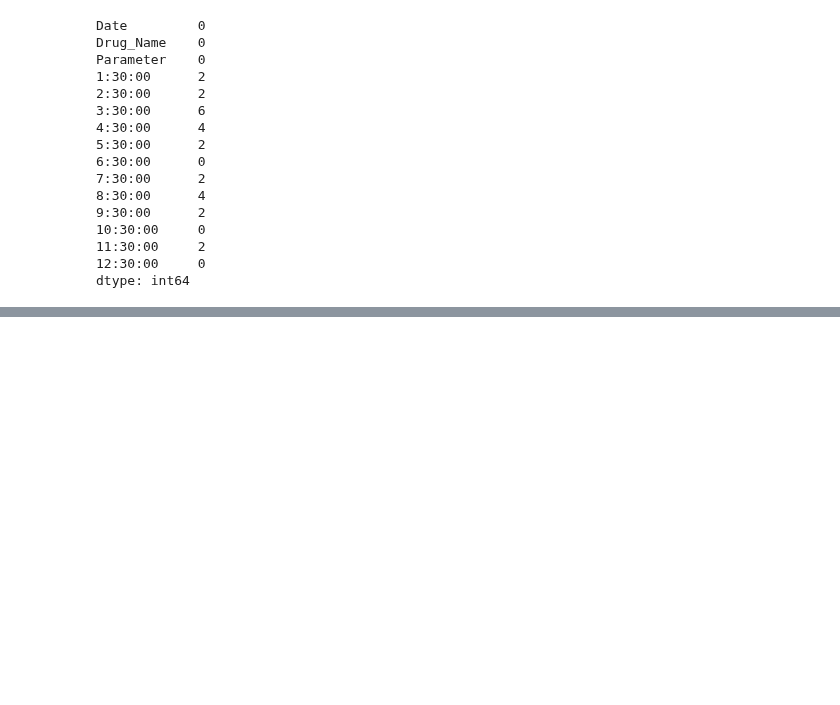
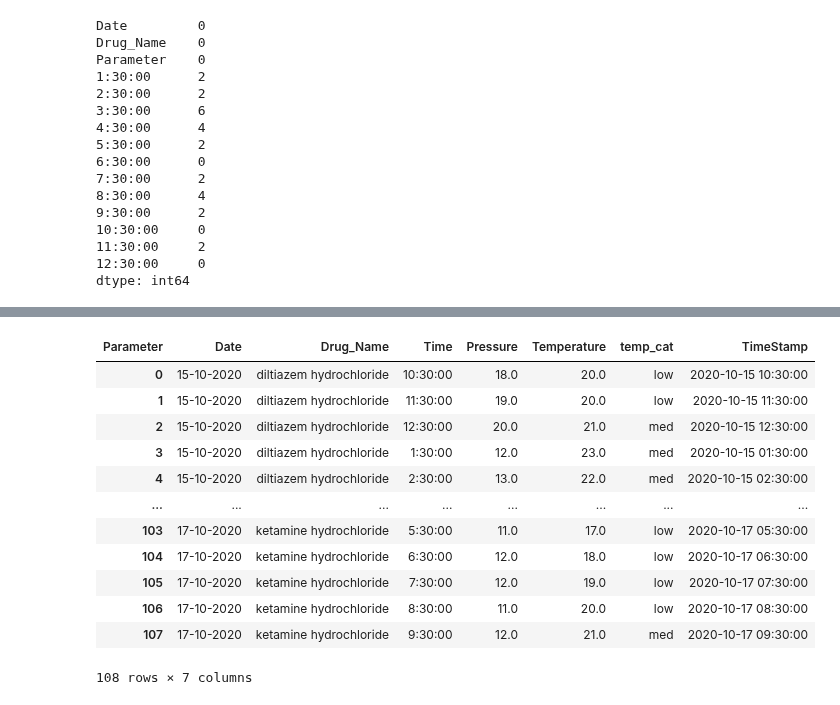
Before and after one commit to jeeet0700/Numpy, a Jupyter notebook: Untitled.ipynb, the cells around one changed output, grey strips where cells are left out. Cells and saved outputs as stored; diff of their text form; code cells hidden in the pictures; blank space fills up the shorter version.

```diff
--- a/Untitled.ipynb
+++ b/Untitled.ipynb
@@ -754,0 +1154,2 @@ df.isna()
+# %%
+df_mp['TimeStamp']=pd.to_datetime(df_mp['TimeStamp'])
@@ -754,0 +1231,16 @@ df.isna()
+# %%
+df_mp
+# %% [output]
+| Parameter | Date | Drug_Name | Time | Pressure | Temperature | temp_cat | TimeStamp |
+| 0 | 15-10-2020 | diltiazem hydrochloride | 10:30:00 | 18.0 | 20.0 | low | 2020-10-15 10:30:00 |
+| 1 | 15-10-2020 | diltiazem hydrochloride | 11:30:00 | 19.0 | 20.0 | low | 2020-10-15 11:30:00 |
+| 2 | 15-10-2020 | diltiazem hydrochloride | 12:30:00 | 20.0 | 21.0 | med | 2020-10-15 12:30:00 |
+| 3 | 15-10-2020 | diltiazem hydrochloride | 1:30:00 | 12.0 | 23.0 | med | 2020-10-15 01:30:00 |
+| 4 | 15-10-2020 | diltiazem hydrochloride | 2:30:00 | 13.0 | 22.0 | med | 2020-10-15 02:30:00 |
+| ... | ... | ... | ... | ... | ... | ... | ... |
+| 103 | 17-10-2020 | ketamine hydrochloride | 5:30:00 | 11.0 | 17.0 | low | 2020-10-17 05:30:00 |
+| 104 | 17-10-2020 | ketamine hydrochloride | 6:30:00 | 12.0 | 18.0 | low | 2020-10-17 06:30:00 |
+| 105 | 17-10-2020 | ketamine hydrochloride | 7:30:00 | 12.0 | 19.0 | low | 2020-10-17 07:30:00 |
+| 106 | 17-10-2020 | ketamine hydrochloride | 8:30:00 | 11.0 | 20.0 | low | 2020-10-17 08:30:00 |
+| 107 | 17-10-2020 | ketamine hydrochloride | 9:30:00 | 12.0 | 21.0 | med | 2020-10-17 09:30:00 |
+108 rows × 7 columns
```
Also changed, not shown: parts of 72 cells of this notebook.
